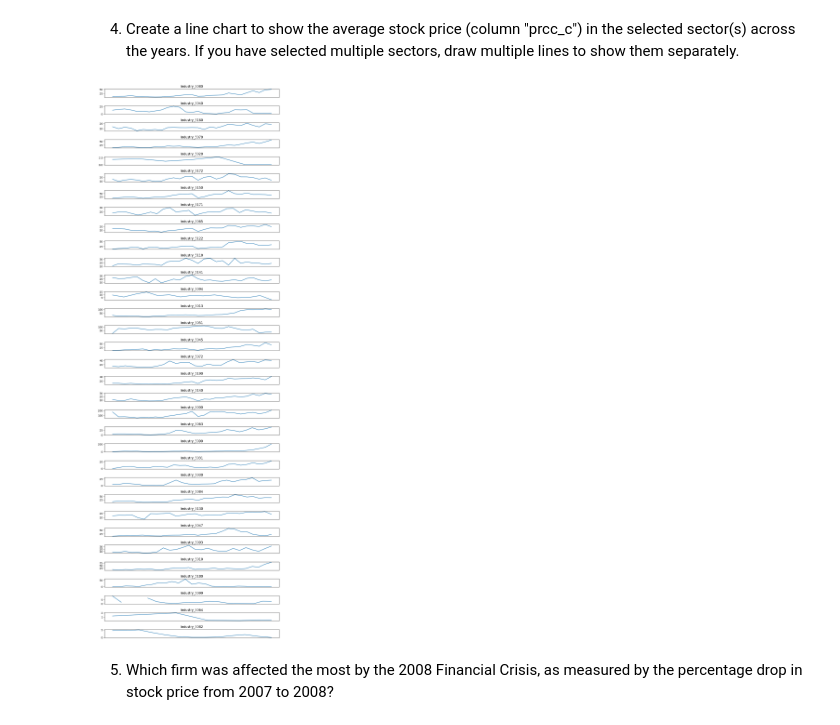
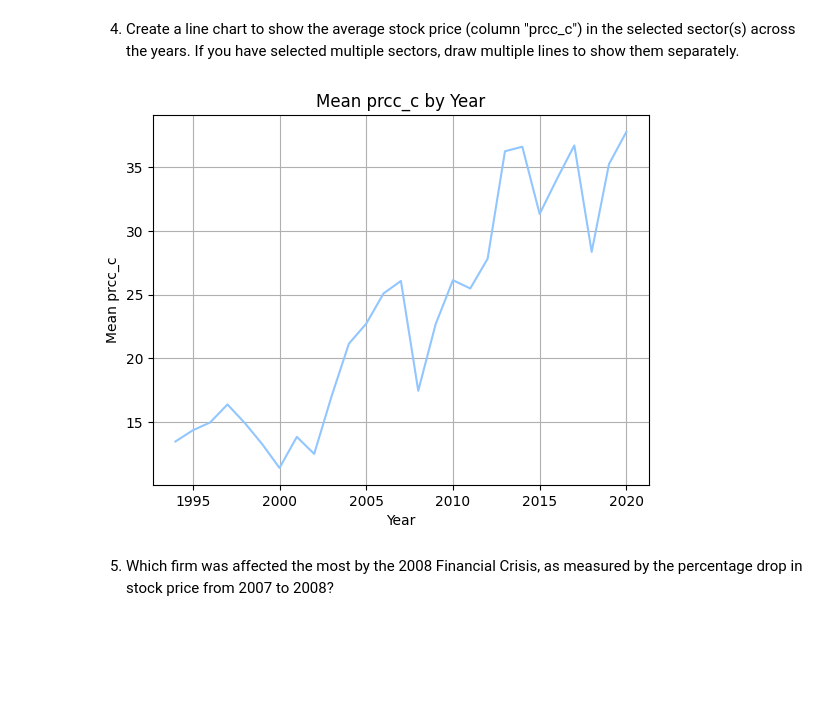
Before and after one commit to ChetanSarda99/BAIT508_GroupProject, a Jupyter notebook: chetan_project.ipynb, the cells around one changed output. Saved outputs shown, nothing was run; the diff lists cells and outputs as text; code cells hidden in the pictures; blank space fills up the shorter version.

```diff
--- a/chetan_project.ipynb
+++ b/chetan_project.ipynb
@@ -129,25 +132,27 @@ Name: conm, dtype: int64
 # %% [markdown]
 4.	Create a line chart to show the average stock price (column "prcc_c") in the selected sector(s) across the years. If you have selected multiple sectors, draw multiple lines to show them separately.
 # %%
-mean_prcc_c = fname_industries.groupby(['sic', 'fyear'])['prcc_c'].mean()
+#mean_prcc_c = fname_industries.groupby(['sic', 'fyear'])['prcc_c'].mean()
 
+#for i, industry in enumerate(fname_industries['sic'].unique()):
+  #  industry_data = mean_prcc_c.loc[industry]
+  #  axes[i].plot(industry_data.index, industry_data.values)
+  #  axes[i].set_xlabel('')
+  #  axes[i].set_xticks([])
+  #  axes[i].set_ylabel('')
+  #  axes[i].set_title(f'Industry_{industry}')
 
-fig, axes = plt.subplots(nrows=len(fname_industries['sic'].unique()), ncols=1, figsize=(10, 30))
+mean_prcc_c = fname_industries.groupby(['fyear'])['prcc_c'].mean()
+style.use('seaborn-pastel')
 
-# Iterate over each industry
-for i, industry in enumerate(fname_industries['sic'].unique()):
-    industry_data = mean_prcc_c.loc[industry]
-
-    # Plot the industry data on the corresponding subplot
-    axes[i].plot(industry_data.index, industry_data.values)
-    axes[i].set_xlabel('')
-    axes[i].set_xticks([])
-    axes[i].set_ylabel('')
-    axes[i].set_title(f'Industry_{industry}')
-plt.tight_layout()
+plt.plot(mean_prcc_c.index, mean_prcc_c.values)
+plt.xlabel('Year')
+plt.ylabel('Mean prcc_c')
+plt.title('Mean prcc_c by Year')
+plt.grid()
 plt.show()
 # %% [output]
-[figure, old version]
+[figure, new version]
 # %% [markdown]
 5.	Which firm was affected the most by the 2008 Financial Crisis, as measured by the percentage drop in stock price from 2007 to 2008?
 # %%
```
Also changed, not shown: parts of 9 cells of this notebook, 5 other files.
